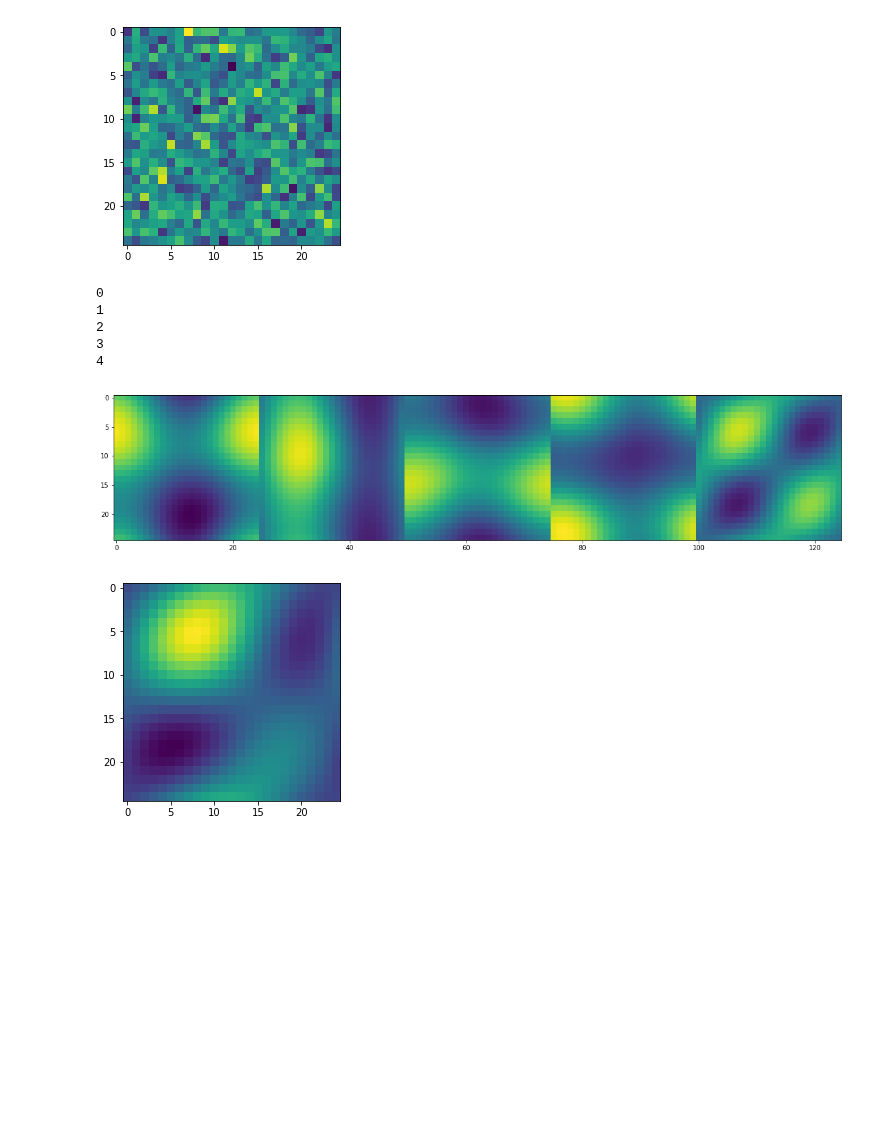
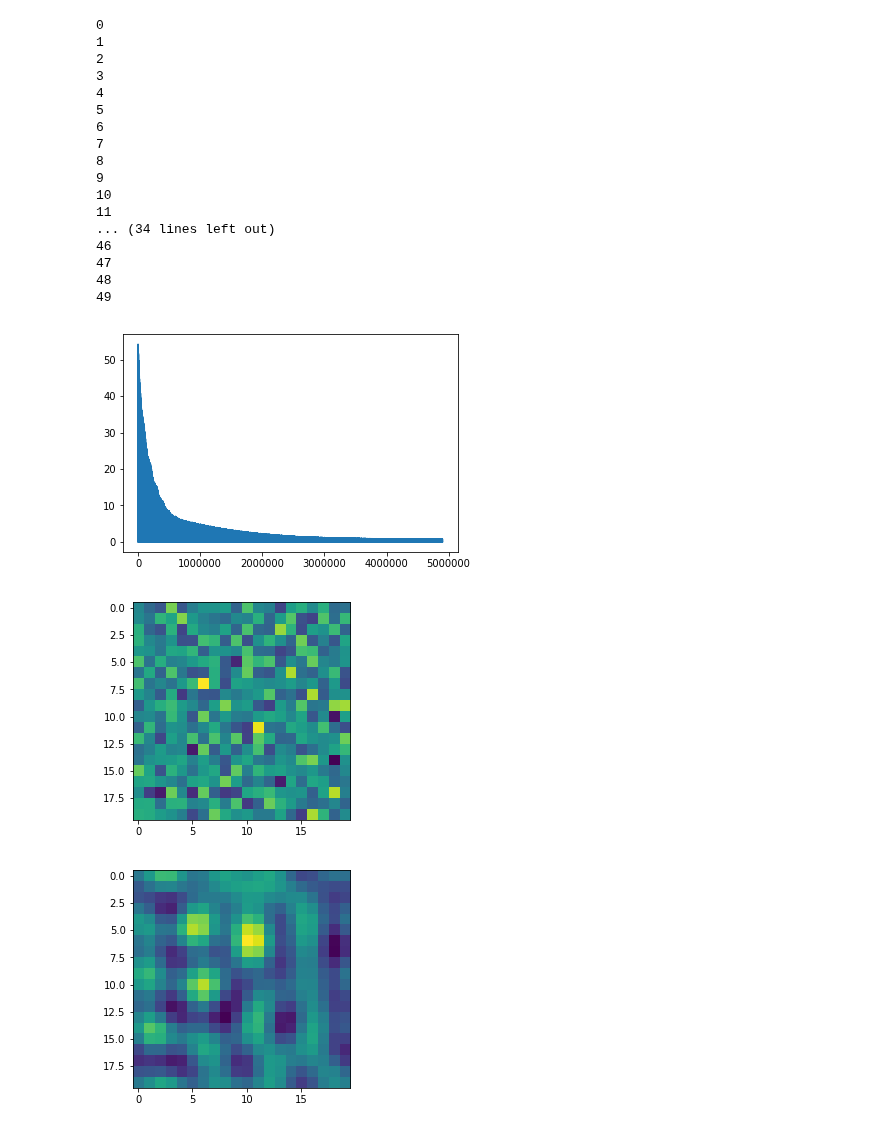
Before and after one commit to mirkoklukas/htmresearch, a Jupyter notebook: projects/gridcells/jupyter/eigendecomposition/2d new.ipynb, the cells around one changed output. Saved outputs shown, nothing was run; the diff lists cells and outputs as text; code cells hidden in the pictures; blank space fills up the shorter version.

```diff
--- a/projects/gridcells/jupyter/eigendecomposition/2d new.ipynb
+++ b/projects/gridcells/jupyter/eigendecomposition/2d new.ipynb
@@ -76,34 +143,50 @@ ValueError: probabilities are not non-negative
 # %%
-from htmresearch.support.gridcells.grids_from_pca.utils import (oja_w1, oja)
+from htmresearch.support.gridcells.grids_from_pca.utils import (oja_w1, oja, mca)
 
 G = np.dot(X.T,X)
-W = np.random.randn(5,n)
+W = np.random.randn(1,n)
 
 i = 0
-plt.imshow(W[i].reshape((n_,n_)))
+
+l = []
+for epoch in range(50):
+    print epoch
+#     perm = np.random.permutation(len(X))
+#   l = l + oja_w1(W, (X)[:100000], 0.0001, False)
+    l = l + mca(W, (X)[:100000], 0.0001, False)
+
+plt.plot(l[100000:])
 plt.show()
 
-for epoch in range(5):
-    print epoch
-    perm = np.random.permutation(len(X))
-    oja(W, (X[perm])[:10000], 0.01, False)
+imgs = [W[i].reshape((n_,n_)) for i in range(W.shape[0])]
+img = np.concatenate( imgs, axis = 1)
 
-
-
-img = np.concatenate( [W[i].reshape((n_,n_)) for i in range(W.shape[0])], axis = 1)
-
-plt.figure(figsize=(20,10))
+# plt.figure(figsize=(20,10))
 plt.imshow(img)
 plt.show()
 
-plt.imshow(np.dot(G,W[i].T).reshape(n_,n_))
+G_imgs = [ np.dot(G,img.reshape((n,1))).reshape((n_,n_)) for img in imgs ]
+
+plt.imshow(np.concatenate( G_imgs, axis = 1))
 plt.show()
 # %% [output]
+0
+1
+2
+3
+4
+5
+6
+7
+8
+9
+10
+11
+... (34 lines left out)
+46
+47
+48
+49
-[figure, old version]
+[figure, new version]
-0
-1
-2
-3
-4
-[figure, old version]
+[figure, new version]
-[figure, old version]
+[figure, new version]
```
Also changed, not shown: parts of 8 cells of this notebook, 9 other files.
